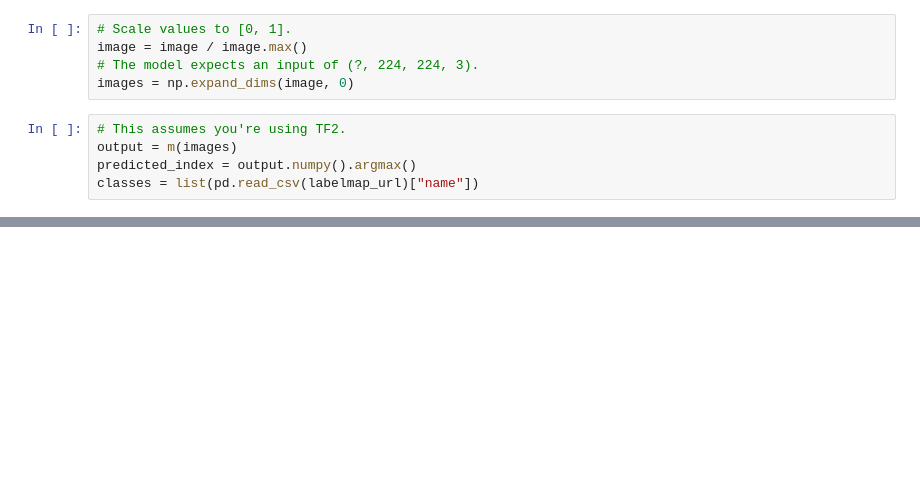
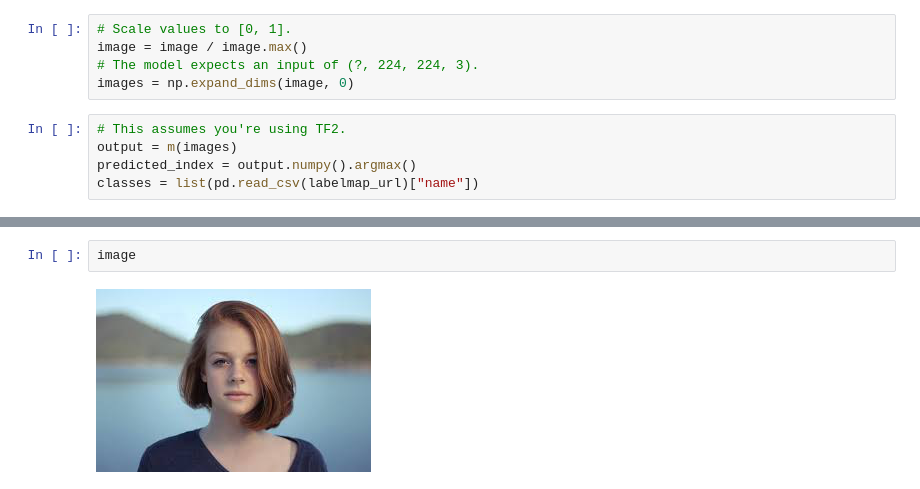
Before and after one commit to rod1197/HackYeah, a Jupyter notebook: ml_files/ml_coder.ipynb, the cells around one changed output, grey strips where cells are left out. Drawn from its saved outputs; the diff is of its cells as text; blank space fills up the shorter version.

```diff
--- a/ml_files/ml_coder.ipynb
+++ b/ml_files/ml_coder.ipynb
@@ -60,0 +193,4 @@ Prediction:  Spaghetti
+# %%
+image
+# %% [output]
+[figure, added]
```
Also changed, not shown: parts of 33 cells of this notebook, 2 other files.
